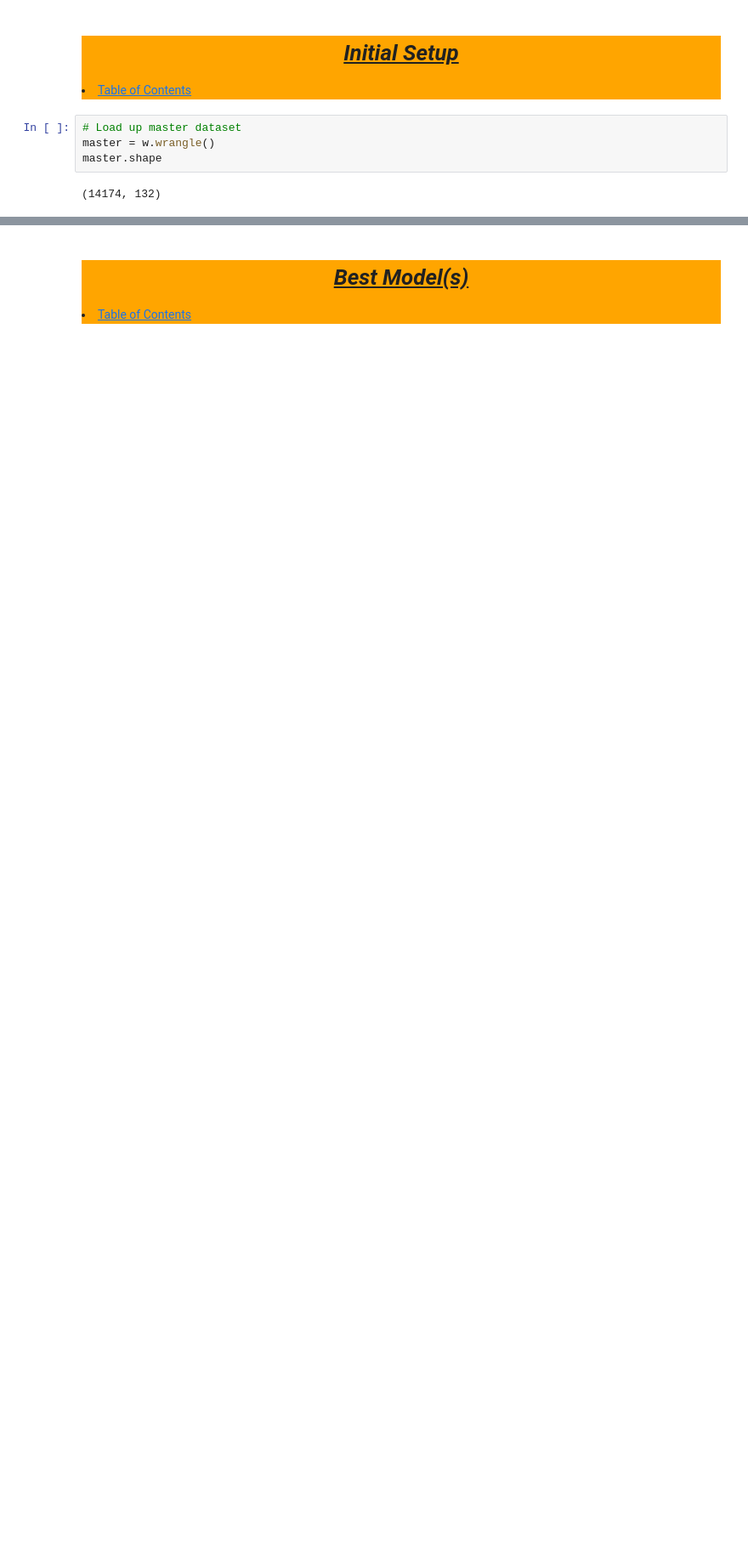
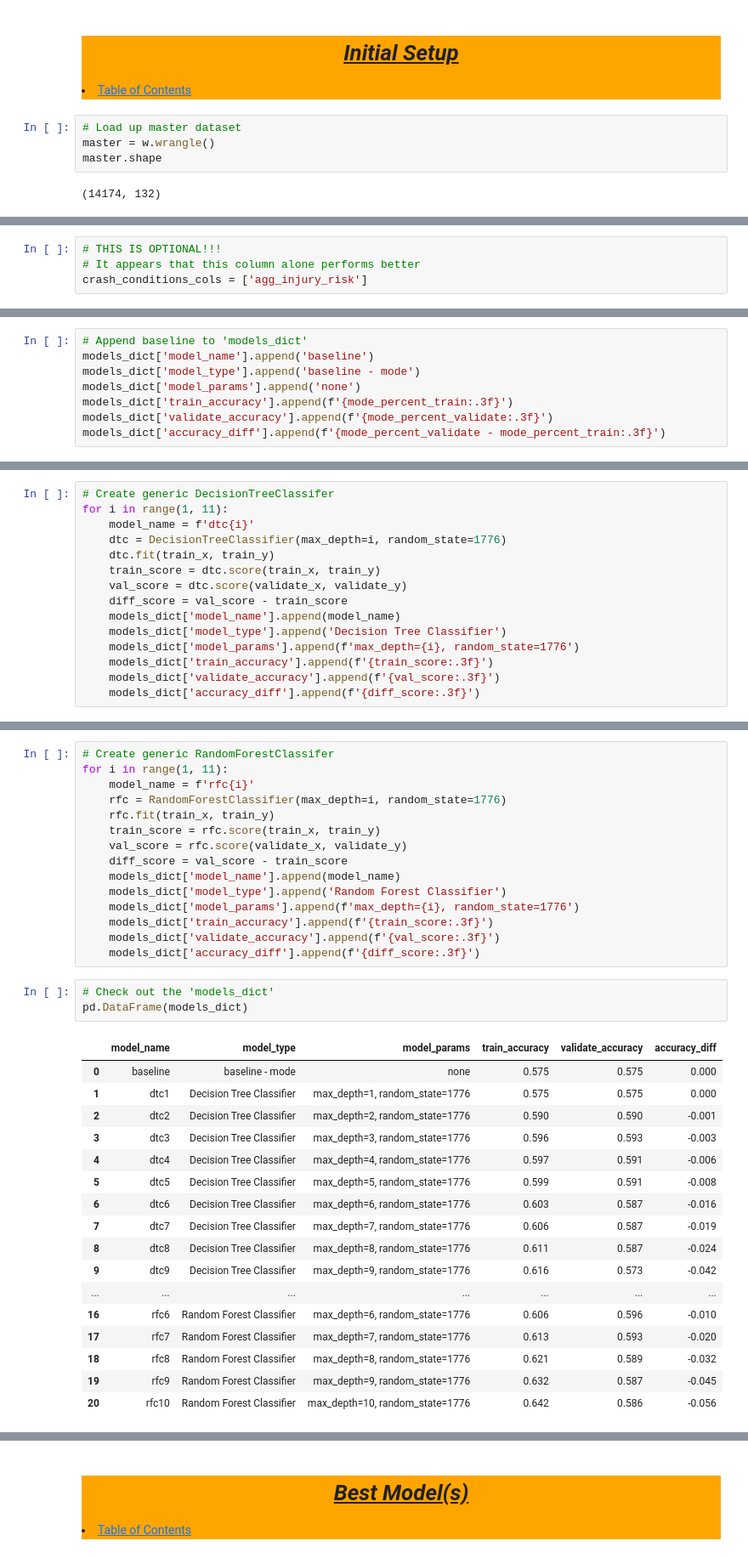
Before and after one commit to tex-wrex/tex-wrex, a Jupyter notebook: Jared/modeling_conditions.ipynb, the cells around one changed output, grey strips where cells are left out. Shown at 85% size. Drawn from its saved outputs; the diff is of its cells as text; blank space fills up the shorter version.

Commit message:
Completed modeling with only conditions...  It does appear that the agg_col performs best alone compared to everything else

```diff
--- a/Jared/modeling_conditions.ipynb
+++ b/Jared/modeling_conditions.ipynb
@@ -83,3 +90,7 @@ features = [
+# %%
+# THIS IS OPTIONAL!!!
+# It appears that this column alone performs better
+crash_conditions_cols = ['agg_injury_risk']
 # %%
 # Encode feature selected columns
 encoder = OrdinalEncoder()
@@ -111,0 +163,8 @@ test_y = test.person_injury_severity
+# %%
+# Append baseline to 'models_dict'
+models_dict['model_name'].append('baseline')
+models_dict['model_type'].append('baseline - mode')
+models_dict['model_params'].append('none')
+models_dict['train_accuracy'].append(f'{mode_percent_train:.3f}')
+models_dict['validate_accuracy'].append(f'{mode_percent_validate:.3f}')
+models_dict['accuracy_diff'].append(f'{mode_percent_validate - mode_percent_train:.3f}')
@@ -111,0 +185,15 @@ test_y = test.person_injury_severity
+# %%
+# Create generic DecisionTreeClassifer
+for i in range(1, 11):
+    model_name = f'dtc{i}'
+    dtc = DecisionTreeClassifier(max_depth=i, random_state=1776)
+    dtc.fit(train_x, train_y)
+    train_score = dtc.score(train_x, train_y)
+    val_score = dtc.score(validate_x, validate_y)
+    diff_score = val_score - train_score
+    models_dict['model_name'].append(model_name)
+    models_dict['model_type'].append('Decision Tree Classifier')
+    models_dict['model_params'].append(f'max_depth={i}, random_state=1776')
+    models_dict['train_accuracy'].append(f'{train_score:.3f}')
+    models_dict['validate_accuracy'].append(f'{val_score:.3f}')
+    models_dict['accuracy_diff'].append(f'{diff_score:.3f}')
@@ -111,0 +224,36 @@ test_y = test.person_injury_severity
+# %%
+# Create generic RandomForestClassifer
+for i in range(1, 11):
+    model_name = f'rfc{i}'
+    rfc = RandomForestClassifier(max_depth=i, random_state=1776)
+    rfc.fit(train_x, train_y)
+    train_score = rfc.score(train_x, train_y)
+    val_score = rfc.score(validate_x, validate_y)
+    diff_score = val_score - train_score
+    models_dict['model_name'].append(model_name)
+    models_dict['model_type'].append('Random Forest Classifier')
+    models_dict['model_params'].append(f'max_depth={i}, random_state=1776')
+    models_dict['train_accuracy'].append(f'{train_score:.3f}')
+    models_dict['validate_accuracy'].append(f'{val_score:.3f}')
+    models_dict['accuracy_diff'].append(f'{diff_score:.3f}')
+# %%
+# Check out the 'models_dict'
+pd.DataFrame(models_dict)
+# %% [output]
+|  | model_name | model_type | model_params | train_accuracy | validate_accuracy | accuracy_diff |
+| 0 | baseline | baseline - mode | none | 0.575 | 0.575 | 0.000 |
+| 1 | dtc1 | Decision Tree Classifier | max_depth=1, random_state=1776 | 0.575 | 0.575 | 0.000 |
+| 2 | dtc2 | Decision Tree Classifier | max_depth=2, random_state=1776 | 0.590 | 0.590 | -0.001 |
+| 3 | dtc3 | Decision Tree Classifier | max_depth=3, random_state=1776 | 0.596 | 0.593 | -0.003 |
+| 4 | dtc4 | Decision Tree Classifier | max_depth=4, random_state=1776 | 0.597 | 0.591 | -0.006 |
+| 5 | dtc5 | Decision Tree Classifier | max_depth=5, random_state=1776 | 0.599 | 0.591 | -0.008 |
+| 6 | dtc6 | Decision Tree Classifier | max_depth=6, random_state=1776 | 0.603 | 0.587 | -0.016 |
+| 7 | dtc7 | Decision Tree Classifier | max_depth=7, random_state=1776 | 0.606 | 0.587 | -0.019 |
+| 8 | dtc8 | Decision Tree Classifier | max_depth=8, random_state=1776 | 0.611 | 0.587 | -0.024 |
+| 9 | dtc9 | Decision Tree Classifier | max_depth=9, random_state=1776 | 0.616 | 0.573 | -0.042 |
+| ... | ... | ... | ... | ... | ... | ... |
+| 16 | rfc6 | Random Forest Classifier | max_depth=6, random_state=1776 | 0.606 | 0.596 | -0.010 |
+| 17 | rfc7 | Random Forest Classifier | max_depth=7, random_state=1776 | 0.613 | 0.593 | -0.020 |
+| 18 | rfc8 | Random Forest Classifier | max_depth=8, random_state=1776 | 0.621 | 0.589 | -0.032 |
+| 19 | rfc9 | Random Forest Classifier | max_depth=9, random_state=1776 | 0.632 | 0.587 | -0.045 |
+| 20 | rfc10 | Random Forest Classifier | max_depth=10, random_state=1776 | 0.642 | 0.586 | -0.056 |
```
Also changed, not shown: parts of 31 cells of this notebook.
